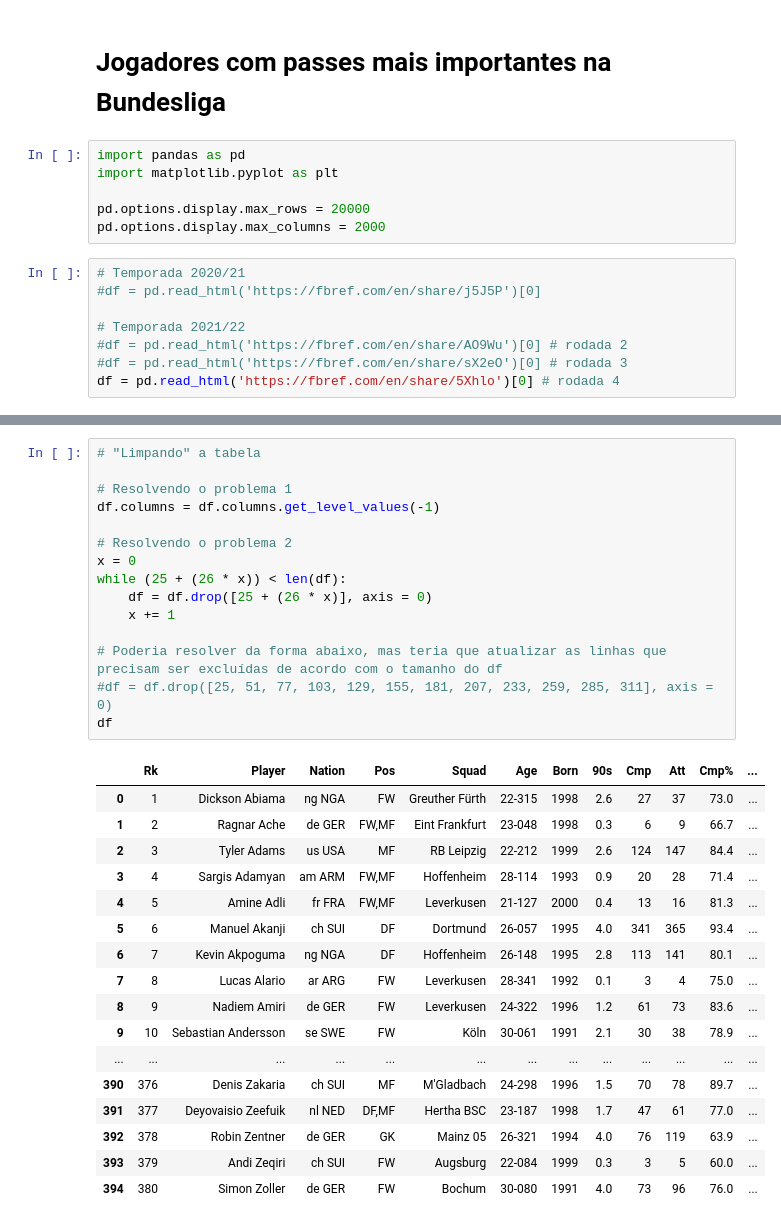
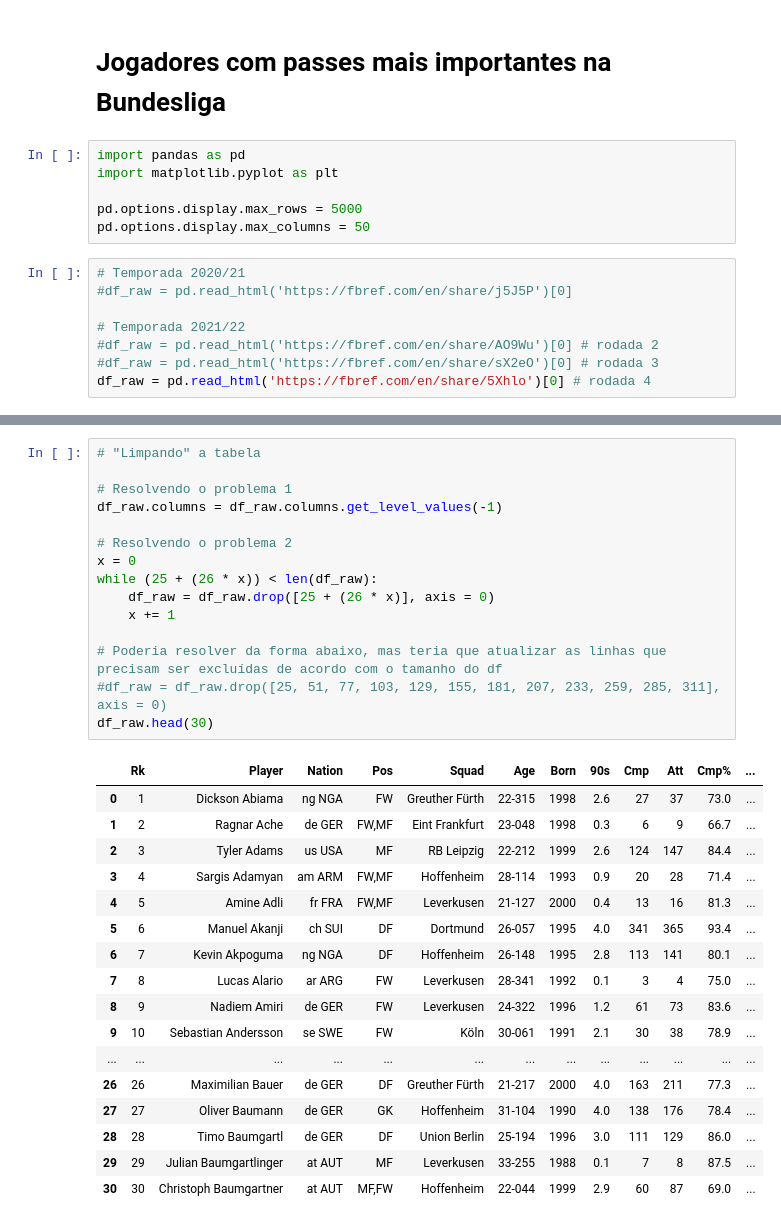
Before and after one commit to guilhermefrrr/portfolio, a Jupyter notebook: scatter plot.ipynb, the cells around one changed output, grey strips where cells are left out. Saved outputs shown, nothing was run; the diff lists cells and outputs as text.

```diff
--- a/scatter plot.ipynb
+++ b/scatter plot.ipynb
@@ -4,16 +4,16 @@
 import pandas as pd
 import matplotlib.pyplot as plt
 
-pd.options.display.max_rows = 20000
-pd.options.display.max_columns = 2000
+pd.options.display.max_rows = 5000
+pd.options.display.max_columns = 50
 # %%
 # Temporada 2020/21
-#df = pd.read_html('https://fbref.com/en/share/j5J5P')[0]
+#df_raw = pd.read_html('https://fbref.com/en/share/j5J5P')[0]
 
 # Temporada 2021/22
-#df = pd.read_html('https://fbref.com/en/share/AO9Wu')[0] # rodada 2
-#df = pd.read_html('https://fbref.com/en/share/sX2eO')[0] # rodada 3
-df = pd.read_html('https://fbref.com/en/share/5Xhlo')[0] # rodada 4
+#df_raw = pd.read_html('https://fbref.com/en/share/AO9Wu')[0] # rodada 2
+#df_raw = pd.read_html('https://fbref.com/en/share/sX2eO')[0] # rodada 3
+df_raw = pd.read_html('https://fbref.com/en/share/5Xhlo')[0] # rodada 4
 # %%
 # As tabelas do FBref em html vem com dois problemas que precisam ser resolvidos:
 # 1) O cabeçalho multidimensional, que dificulta a análise exploratória e a criação de visualizações
@@ -30,34 +30,34 @@ df.head()
 # %%
 # "Limpando" a tabela
 
 # Resolvendo o problema 1
-df.columns = df.columns.get_level_values(-1)
+df_raw.columns = df_raw.columns.get_level_values(-1)
 
 # Resolvendo o problema 2
 x = 0
-while (25 + (26 * x)) < len(df):
-    df = df.drop([25 + (26 * x)], axis = 0)
+while (25 + (26 * x)) < len(df_raw):
+    df_raw = df_raw.drop([25 + (26 * x)], axis = 0)
     x += 1
 
 # Poderia resolver da forma abaixo, mas teria que atualizar as linhas que precisam ser excluídas de acordo com o tamanho do df
-#df = df.drop([25, 51, 77, 103, 129, 155, 181, 207, 233, 259, 285, 311], axis = 0)
-df
+#df_raw = df_raw.drop([25, 51, 77, 103, 129, 155, 181, 207, 233, 259, 285, 311], axis = 0)
+df_raw.head(30)
 # %% [output]
 |  | Rk | Player | Nation | Pos | Squad | Age | Born | 90s | Cmp | Att | Cmp% | ... |
 | 0 | 1 | Dickson Abiama | ng NGA | FW | Greuther Fürth | 22-315 | 1998 | 2.6 | 27 | 37 | 73.0 | ... |
 | 1 | 2 | Ragnar Ache | de GER | FW,MF | Eint Frankfurt | 23-048 | 1998 | 0.3 | 6 | 9 | 66.7 | ... |
 | 2 | 3 | Tyler Adams | us USA | MF | RB Leipzig | 22-212 | 1999 | 2.6 | 124 | 147 | 84.4 | ... |
 | 3 | 4 | Sargis Adamyan | am ARM | FW,MF | Hoffenheim | 28-114 | 1993 | 0.9 | 20 | 28 | 71.4 | ... |
 | 4 | 5 | Amine Adli | fr FRA | FW,MF | Leverkusen | 21-127 | 2000 | 0.4 | 13 | 16 | 81.3 | ... |
 | 5 | 6 | Manuel Akanji | ch SUI | DF | Dortmund | 26-057 | 1995 | 4.0 | 341 | 365 | 93.4 | ... |
 | 6 | 7 | Kevin Akpoguma | ng NGA | DF | Hoffenheim | 26-148 | 1995 | 2.8 | 113 | 141 | 80.1 | ... |
 | 7 | 8 | Lucas Alario | ar ARG | FW | Leverkusen | 28-341 | 1992 | 0.1 | 3 | 4 | 75.0 | ... |
 | 8 | 9 | Nadiem Amiri | de GER | FW | Leverkusen | 24-322 | 1996 | 1.2 | 61 | 73 | 83.6 | ... |
 | 9 | 10 | Sebastian Andersson | se SWE | FW | Köln | 30-061 | 1991 | 2.1 | 30 | 38 | 78.9 | ... |
 | ... | ... | ... | ... | ... | ... | ... | ... | ... | ... | ... | ... | ... |
-| 390 | 376 | Denis Zakaria | ch SUI | MF | M'Gladbach | 24-298 | 1996 | 1.5 | 70 | 78 | 89.7 | ... |
-| 391 | 377 | Deyovaisio Zeefuik | nl NED | DF,MF | Hertha BSC | 23-187 | 1998 | 1.7 | 47 | 61 | 77.0 | ... |
-| 392 | 378 | Robin Zentner | de GER | GK | Mainz 05 | 26-321 | 1994 | 4.0 | 76 | 119 | 63.9 | ... |
-| 393 | 379 | Andi Zeqiri | ch SUI | FW | Augsburg | 22-084 | 1999 | 0.3 | 3 | 5 | 60.0 | ... |
-| 394 | 380 | Simon Zoller | de GER | FW | Bochum | 30-080 | 1991 | 4.0 | 73 | 96 | 76.0 | ... |
+| 26 | 26 | Maximilian Bauer | de GER | DF | Greuther Fürth | 21-217 | 2000 | 4.0 | 163 | 211 | 77.3 | ... |
+| 27 | 27 | Oliver Baumann | de GER | GK | Hoffenheim | 31-104 | 1990 | 4.0 | 138 | 176 | 78.4 | ... |
+| 28 | 28 | Timo Baumgartl | de GER | DF | Union Berlin | 25-194 | 1996 | 3.0 | 111 | 129 | 86.0 | ... |
+| 29 | 29 | Julian Baumgartlinger | at AUT | MF | Leverkusen | 33-255 | 1988 | 0.1 | 7 | 8 | 87.5 | ... |
+| 30 | 30 | Christoph Baumgartner | at AUT | MF,FW | Hoffenheim | 22-044 | 1999 | 2.9 | 60 | 87 | 69.0 | ... |
 # %%
```
Also changed, not shown: parts of 9 cells of this notebook.
